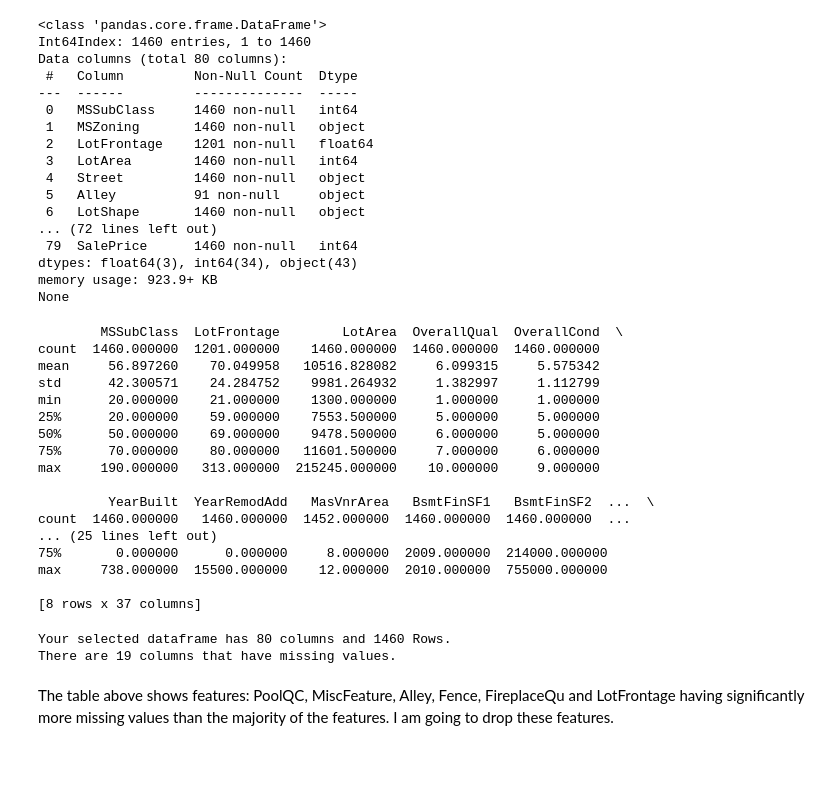
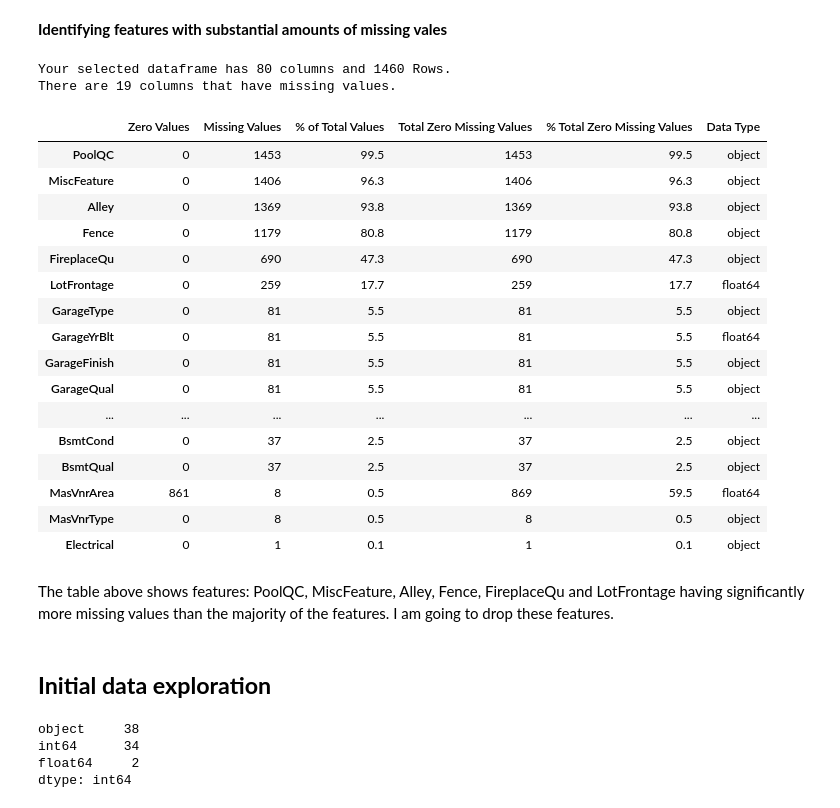
Before and after one commit to risdallseis/housing_regression, a Jupyter notebook: script.ipynb, the cells around one changed output. Saved outputs shown, nothing was run; the diff lists cells and outputs as text; code cells hidden in the pictures; blank space fills up the shorter version.

```diff
--- a/script.ipynb
+++ b/script.ipynb
@@ -29,51 +29,31 @@ def missing_zero_values_table(df):
         return mz_table
 # %%
 df=pd.read_csv('train.csv',index_col='Id')
-# %%
-print(df.info())
-# %% [output]
-<class 'pandas.core.frame.DataFrame'>
-Int64Index: 1460 entries, 1 to 1460
-Data columns (total 80 columns):
- #   Column         Non-Null Count  Dtype
----  ------         --------------  -----
- 0   MSSubClass     1460 non-null   int64
- 1   MSZoning       1460 non-null   object
- 2   LotFrontage    1201 non-null   float64
- 3   LotArea        1460 non-null   int64
- 4   Street         1460 non-null   object
- 5   Alley          91 non-null     object
- 6   LotShape       1460 non-null   object
-... (72 lines left out)
- 79  SalePrice      1460 non-null   int64
-dtypes: float64(3), int64(34), object(43)
-memory usage: 923.9+ KB
-None
-# %%
-print(df.describe())
-# %% [output]
-        MSSubClass  LotFrontage        LotArea  OverallQual  OverallCond  \
-count  1460.000000  1201.000000    1460.000000  1460.000000  1460.000000
-mean     56.897260    70.049958   10516.828082     6.099315     5.575342
-std      42.300571    24.284752    9981.264932     1.382997     1.112799
-min      20.000000    21.000000    1300.000000     1.000000     1.000000
-25%      20.000000    59.000000    7553.500000     5.000000     5.000000
-50%      50.000000    69.000000    9478.500000     6.000000     5.000000
-75%      70.000000    80.000000   11601.500000     7.000000     6.000000
-max     190.000000   313.000000  215245.000000    10.000000     9.000000
-
-         YearBuilt  YearRemodAdd   MasVnrArea   BsmtFinSF1   BsmtFinSF2  ...  \
-count  1460.000000   1460.000000  1452.000000  1460.000000  1460.000000  ...
-... (25 lines left out)
-75%       0.000000      0.000000     8.000000  2009.000000  214000.000000
-max     738.000000  15500.000000    12.000000  2010.000000  755000.000000
-
-[8 rows x 37 columns]
+# %% [markdown]
+**Identifying features with substantial amounts of missing vales**
 # %%
 mzvt=missing_zero_values_table(df)
+mzvt
 # %% [output]
 Your selected dataframe has 80 columns and 1460 Rows.
 There are 19 columns that have missing values.
+|  | Zero Values | Missing Values | % of Total Values | Total Zero Missing Values | % Total Zero Missing Values | Data Type |
+| PoolQC | 0 | 1453 | 99.5 | 1453 | 99.5 | object |
+| MiscFeature | 0 | 1406 | 96.3 | 1406 | 96.3 | object |
+| Alley | 0 | 1369 | 93.8 | 1369 | 93.8 | object |
+| Fence | 0 | 1179 | 80.8 | 1179 | 80.8 | object |
+| FireplaceQu | 0 | 690 | 47.3 | 690 | 47.3 | object |
+| LotFrontage | 0 | 259 | 17.7 | 259 | 17.7 | float64 |
+| GarageType | 0 | 81 | 5.5 | 81 | 5.5 | object |
+| GarageYrBlt | 0 | 81 | 5.5 | 81 | 5.5 | float64 |
+| GarageFinish | 0 | 81 | 5.5 | 81 | 5.5 | object |
+| GarageQual | 0 | 81 | 5.5 | 81 | 5.5 | object |
+| ... | ... | ... | ... | ... | ... | ... |
+| BsmtCond | 0 | 37 | 2.5 | 37 | 2.5 | object |
+| BsmtQual | 0 | 37 | 2.5 | 37 | 2.5 | object |
+| MasVnrArea | 861 | 8 | 0.5 | 869 | 59.5 | float64 |
+| MasVnrType | 0 | 8 | 0.5 | 8 | 0.5 | object |
+| Electrical | 0 | 1 | 0.1 | 1 | 0.1 | object |
 # %% [markdown]
 The table above shows features: PoolQC, MiscFeature, Alley, Fence, FireplaceQu and LotFrontage having significantly more missing values than the majority of the features. I am going to drop these features.
 # %%
@@ -83,3 +63,13 @@ drop_mzvt=mzvt['% of Total Values']
 todrop=drop_mzvt[drop_mzvt>10].index
 #Dropping the list of index names from the df
 df.drop(todrop,axis=1,inplace=True)
+# %% [markdown]
+## **Initial data exploration**
+# %%
+#The number of features we have according to their data types
+df.dtypes.value_counts()
+# %% [output]
+object     38
+int64      34
+float64     2
+dtype: int64
```
Also changed, not shown: parts of 5 cells of this notebook.
